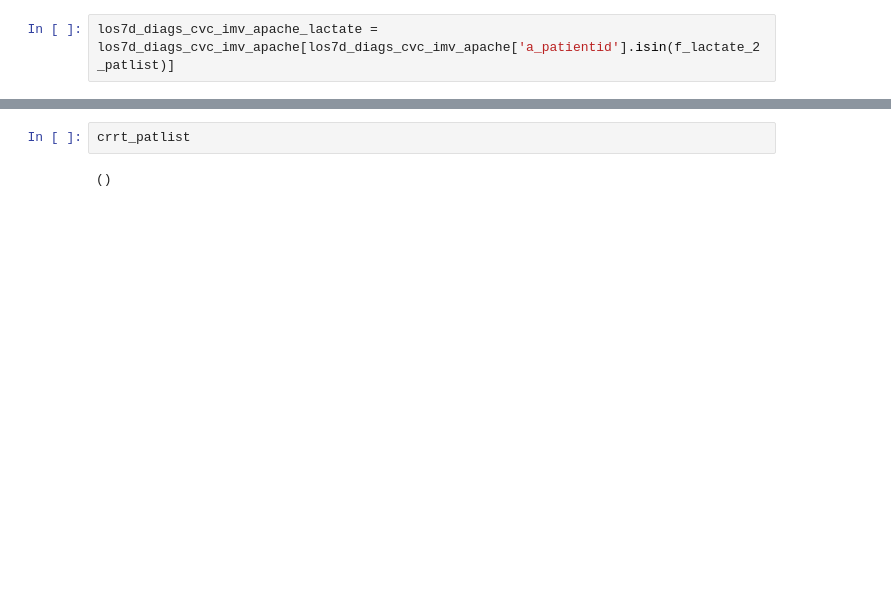
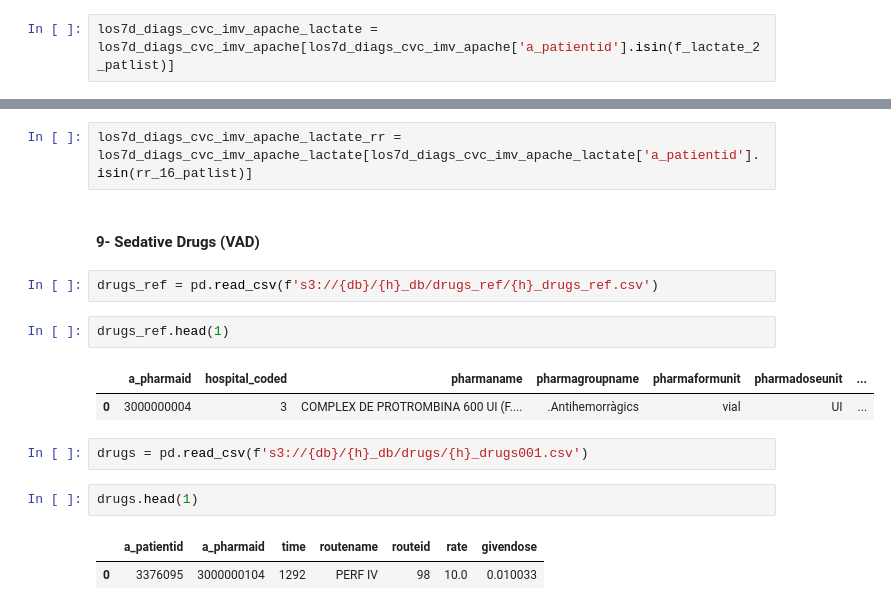
Before and after one commit to Ps7Pep/tgndatathon2022, a Jupyter notebook: icusics_db_tutorial.ipynb, the cells around one changed output, grey strips where cells are left out. Drawn from its saved outputs; the diff is of its cells as text; blank space fills up the shorter version.

```diff
--- a/icusics_db_tutorial.ipynb
+++ b/icusics_db_tutorial.ipynb
@@ -497,4 +327,18 @@ Wall time: 1min 52s
-# %%
-crrt_patlist
-# %% [output]
-()
+# %%
+los7d_diags_cvc_imv_apache_lactate_rr = los7d_diags_cvc_imv_apache_lactate[los7d_diags_cvc_imv_apache_lactate['a_patientid'].isin(rr_16_patlist)]
+# %% [markdown]
+#### 9- Sedative Drugs (VAD)
+# %%
+drugs_ref = pd.read_csv(f's3://{db}/{h}_db/drugs_ref/{h}_drugs_ref.csv')
+# %%
+drugs_ref.head(1)
+# %% [output]
+|  | a_pharmaid | hospital_coded | pharmaname | pharmagroupname | pharmaformunit | pharmadoseunit | ... |
+| 0 | 3000000004 | 3 | COMPLEX DE PROTROMBINA 600 UI (F.... | .Antihemorràgics | vial | UI | ... |
+# %%
+drugs = pd.read_csv(f's3://{db}/{h}_db/drugs/{h}_drugs001.csv')
+# %%
+drugs.head(1)
+# %% [output]
+|  | a_patientid | a_pharmaid | time | routename | routeid | rate | givendose |
+| 0 | 3376095 | 3000000104 | 1292 | PERF IV | 98 | 10.0 | 0.010033 |
```
Also changed, not shown: parts of 47 cells of this notebook.
